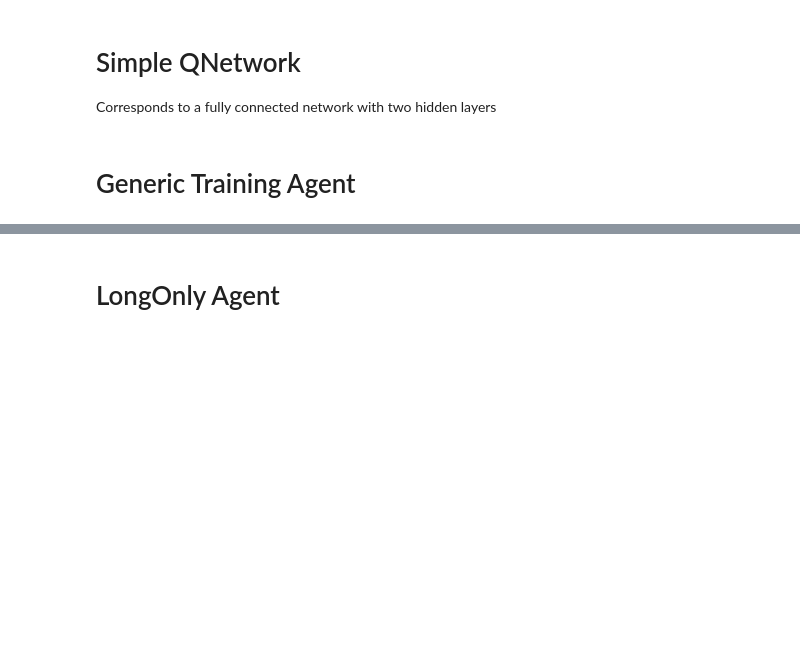
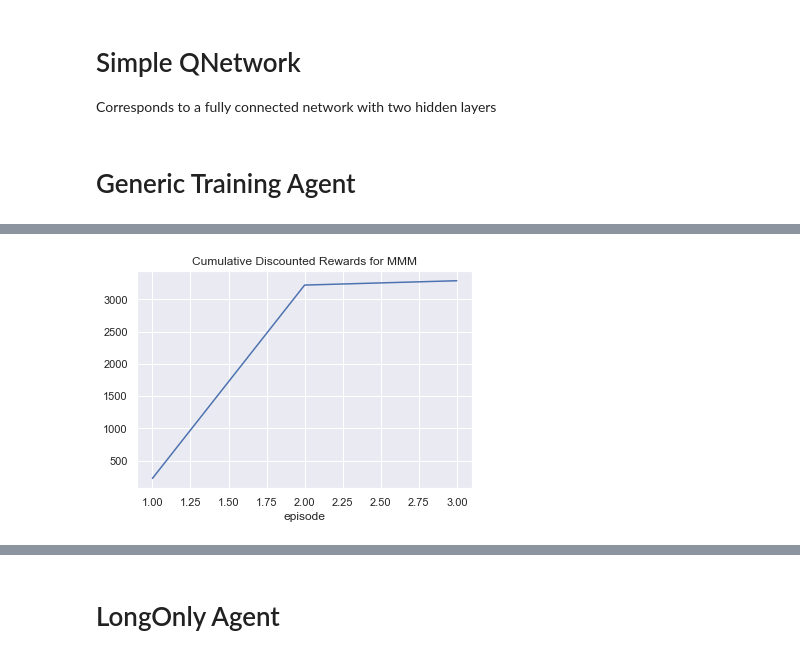
Before and after one commit to AaruranLog/rl-trading, a Jupyter notebook: agents.ipynb, the cells around one changed output, grey strips where cells are left out. Cells and saved outputs as stored; diff of their text form; code cells hidden in the pictures; blank space fills up the shorter version.

```diff
--- a/agents.ipynb
+++ b/agents.ipynb
@@ -287,5 +290,7 @@ plt.show()
 # %%
-plt.title(f'Cumulative Discounted Rewards for {ticker}')
+plt.title(f'Cumulative Discounted Rewards for MMM')
 rl_plot = sns.lineplot(data=rl_data, legend=False)
 # sns.legend(False)
 # roi_plot.set_xticklabels(roi_plot.get_xticklabels(), rotation=45);
+# %% [output]
+[figure, added]
```
Also changed, not shown: parts of 37 cells of this notebook, 3 other files.
